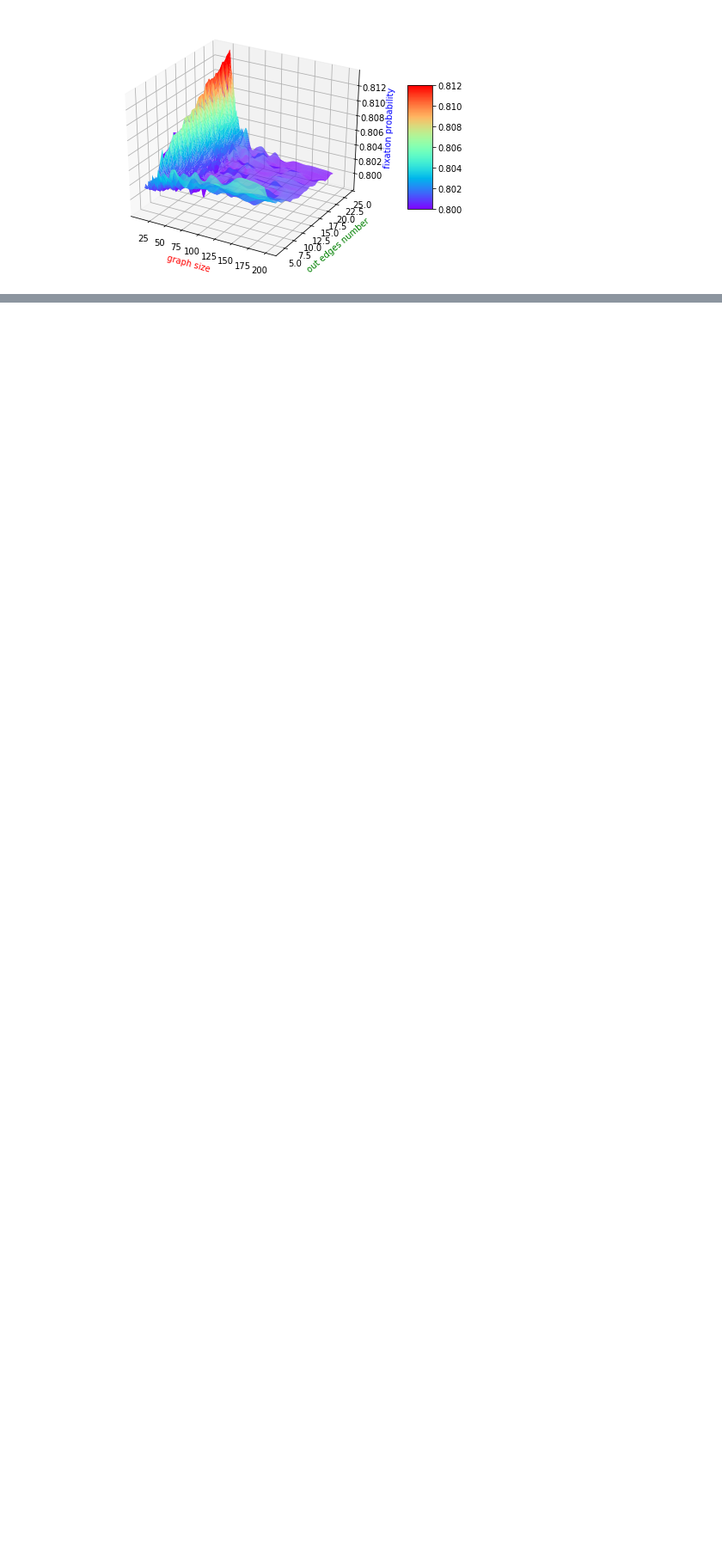
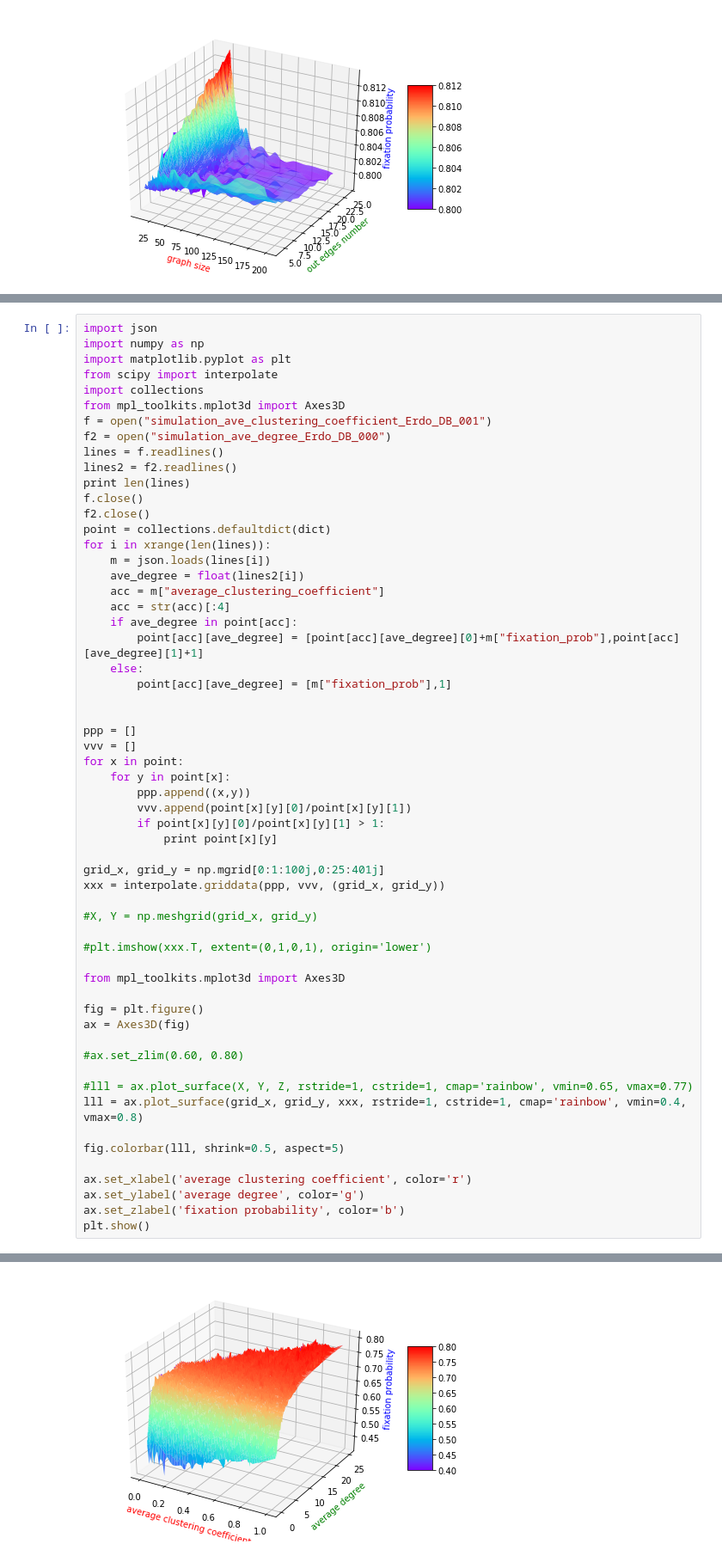
Before and after one commit to yundongmao/simulation_gametheory, a Jupyter notebook: Visualization.ipynb, the cells around one changed output, grey strips where cells are left out. Shown at 86% size. Cells and saved outputs as stored; diff of their text form; blank space fills up the shorter version.

```diff
--- a/Visualization.ipynb
+++ b/Visualization.ipynb
@@ -1914,0 +1912,59 @@ plt.show()
+# %%
+import json
+import numpy as np
+import matplotlib.pyplot as plt
+from scipy import interpolate
+import collections
+from mpl_toolkits.mplot3d import Axes3D
+f = open("simulation_ave_clustering_coefficient_Erdo_DB_001")
+f2 = open("simulation_ave_degree_Erdo_DB_000")
+lines = f.readlines()
+lines2 = f2.readlines()
+print len(lines)
+f.close()
+f2.close()
+point = collections.defaultdict(dict)
+for i in xrange(len(lines)):
+    m = json.loads(lines[i])
+    ave_degree = float(lines2[i])
+    acc = m["average_clustering_coefficient"]
+    acc = str(acc)[:4]
+    if ave_degree in point[acc]:
+        point[acc][ave_degree] = [point[acc][ave_degree][0]+m["fixation_prob"],point[acc][ave_degree][1]+1]
+    else:
+        point[acc][ave_degree] = [m["fixation_prob"],1]
+
+
+ppp = []
+vvv = []
+for x in point:
+    for y in point[x]:
+        ppp.append((x,y))
+        vvv.append(point[x][y][0]/point[x][y][1])
+        if point[x][y][0]/point[x][y][1] > 1:
+            print point[x][y]
+
+grid_x, grid_y = np.mgrid[0:1:100j,0:25:401j]
+xxx = interpolate.griddata(ppp, vvv, (grid_x, grid_y))
+
+#X, Y = np.meshgrid(grid_x, grid_y)
+
+#plt.imshow(xxx.T, extent=(0,1,0,1), origin='lower')
+
+from mpl_toolkits.mplot3d import Axes3D
+
+fig = plt.figure()
+ax = Axes3D(fig)
+
+#ax.set_zlim(0.60, 0.80)
+
+#lll = ax.plot_surface(X, Y, Z, rstride=1, cstride=1, cmap='rainbow', vmin=0.65, vmax=0.77)
+lll = ax.plot_surface(grid_x, grid_y, xxx, rstride=1, cstride=1, cmap='rainbow', vmin=0.4, vmax=0.8)
+
+fig.colorbar(lll, shrink=0.5, aspect=5)
+
+ax.set_xlabel('average clustering coefficient', color='r')
+ax.set_ylabel('average degree', color='g')
+ax.set_zlabel('fixation probability', color='b')
+plt.show()
+# %% [output]
@@ -1914,0 +1972 @@ plt.show()
+[figure, added]
```
Also changed, not shown: parts of 7 cells of this notebook.
